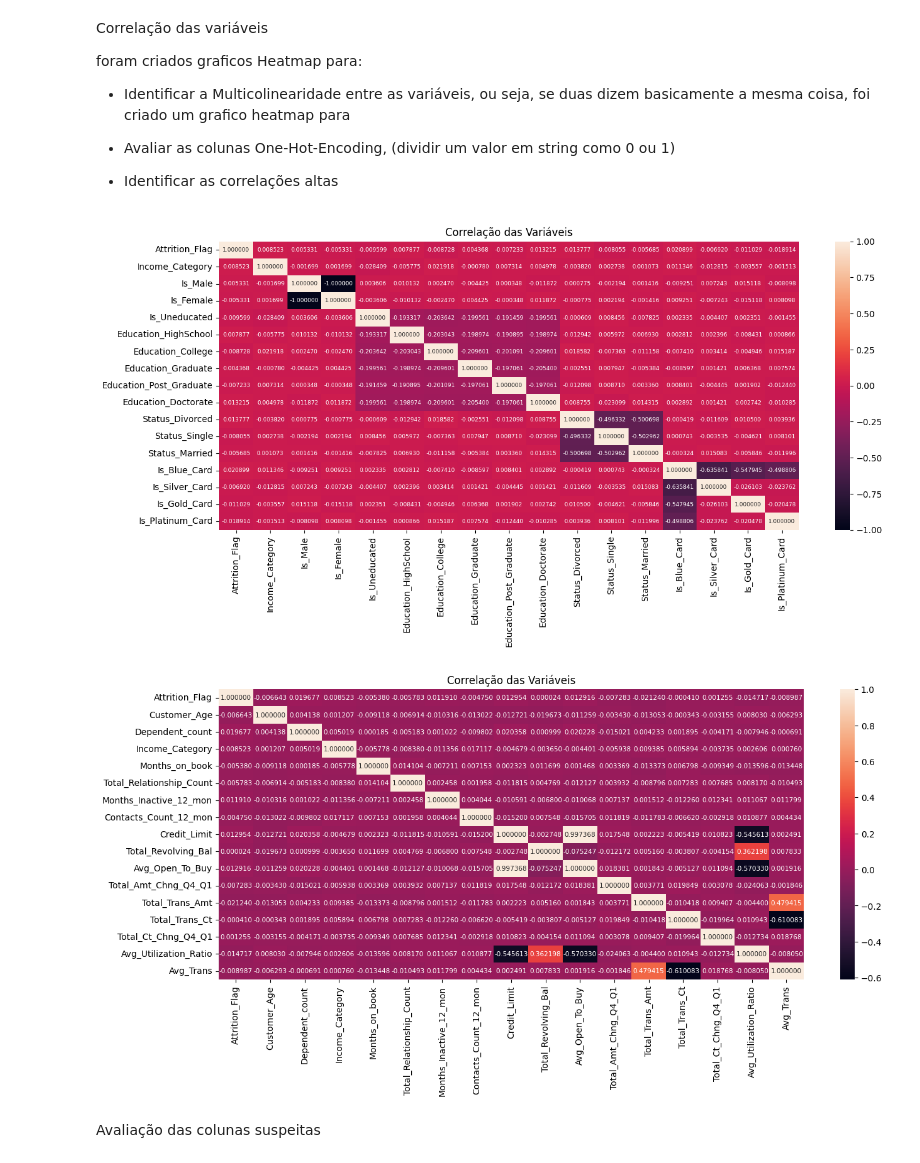
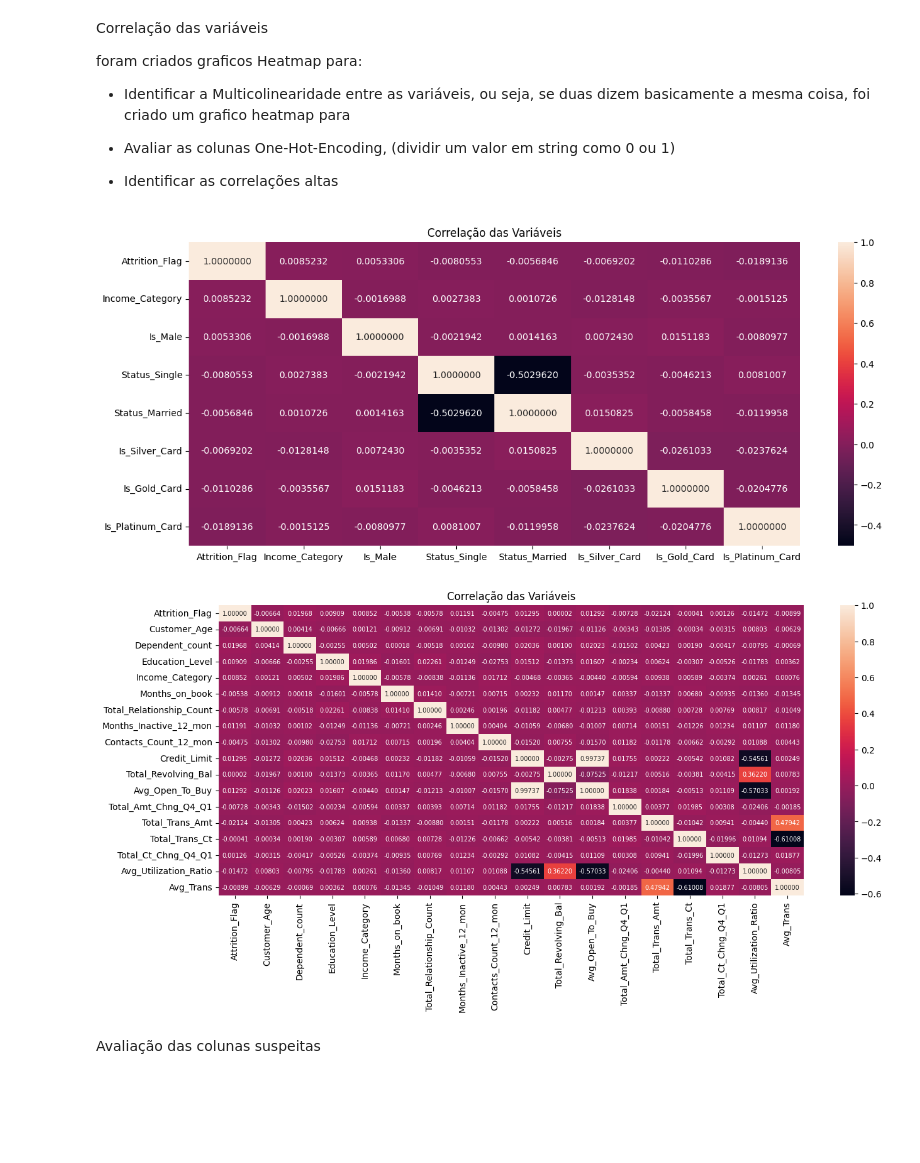
Before and after one commit to rpf991/Previsao_Churning_Clientes_Credito, a Jupyter notebook: notebooks/data_analysis.ipynb, the cells around one changed output. Cells and saved outputs as stored; diff of their text form; code cells hidden in the pictures; blank space fills up the shorter version.

```diff
--- a/notebooks/data_analysis.ipynb
+++ b/notebooks/data_analysis.ipynb
@@ -147,27 +161,26 @@ df_base_credit[['Income_Category']] = imputer.fit_transform(df_base_credit[['Inc
 Foi criado um arquivo adaptado do Credit_Card_Churn onde a coluna Income_Category foi adaptada para numérica, de modo a endenter melhor quais colunas estão prejudicando os modelos por meio da plataforma Orange
 # %%
 df_base_credit.to_csv(r"..\\documents\\CREDIT_CARD_CHURN_ADAPTED.csv", index=False)
+# %%
+# Mapeamento da Coluna Target
+atrition_flag_map = {
+    'Attrited Customer': 1,
+    'Existing Customer': 0
+}
+df_base_credit['Attrition_Flag'] = df_base_credit['Attrition_Flag'].apply(lambda x: atrition_flag_map[x])
 # %%
-# Mapeamento da Coluna Target
-atrition_flag_map = {
-    'Attrited Customer': 1,
-    'Existing Customer': 0
-}
-df_base_credit['Attrition_Flag'] = df_base_credit['Attrition_Flag'].map(atrition_flag_map).astype("int")
+# Avaliação One-Hot-Encoder
+df_base_credit = pd.get_dummies(df_base_credit, drop_first=True)
 
 
-# Avaliação One-Hot-Encoder
-ohe = OneHotEncoder(sparse_output=False)
+#ohe = OneHotEncoder(sparse_output=False)
 
-encoder_columns = ['Gender', 'Education_Level', 'Marital_Status', 'Card_Category']
+#dados_encoder = ohe.fit_transform(df_base_credit[['Gender','Education_Level','Marital_Status','Card_Category']])
 
-dados_encoder = ohe.fit_transform(df_base_credit[encoder_columns])
-
-df_encoder_columns = pd.DataFrame(dados_encoder, columns=ohe.get_feature_names_out())
+#df_encoder_columns = pd.DataFrame(dados_encoder, columns=ohe.get_feature_names_out())
 
 # União dos dados com os dataframes-One-Hot-Encoder
-df_base_credit = pd.concat([df_base_credit, df_encoder_columns], axis=1)
-
+#df_base_credit = pd.concat([df_base_credit, df_encoder_columns], axis=1)
 
 
 # Para melhorar o poder preditivo em relação aos modelos, foi optado
@@ -209,42 +221,43 @@ foi criado um grafico heatmap para
 * Identificar as correlações altas
 # %%
 # Análise das colunas Label-Encoding e One-Hot-Encoding
-df_encoding_correlations = df_base_credit[['Attrition_Flag', 'Income_Category',
-                              'Is_Male', 'Is_Female', 'Is_Uneducated', 'Education_HighSchool',
-                              'Education_College', 'Education_Graduate', 'Education_Post_Graduate', 'Education_Doctorate', 'Status_Divorced', 'Status_Single', 'Status_Married',
-                              'Is_Blue_Card', 'Is_Silver_Card', 'Is_Gold_Card', 'Is_Platinum_Card'
+df_encoding_correlations = df_base_credit[
+                                ['Attrition_Flag', 'Income_Category','Is_Male',
+                                'Status_Single', 'Status_Married',
+                               'Is_Silver_Card', 'Is_Gold_Card', 'Is_Platinum_Card'
                               ]].corr()
 
 plt.figure(figsize=(15, 6))
 
 sns.heatmap(data=df_encoding_correlations,
-            annot=True, fmt=".6f", annot_kws={"size": 6.5})
+            annot=True, fmt=".7f", annot_kws={"size": 10})
 plt.title("Correlação das Variáveis")
 plt.show()
 # %% [output]
-[figure, old version]
+[figure, new version]
 # %%
-df_correlations = df_base_credit.drop(columns=['Gender', 'CLIENTNUM', 'Marital_Status',
-                                                 'Card_Category', 'Education_Level',
+df_correlations = df_base_credit.drop(columns=['CLIENTNUM',
+                                            'Is_Male',
+                                            'Status_Single', 'Status_Married',
+                                            'Is_Silver_Card', 'Is_Gold_Card', 'Is_Platinum_Card'
+                                        ]).corr()
 
-                                                 'Is_Male', 'Is_Female',
+#  'Is_Male', 'Education_Doctorate', 'Education_Graduate',
+#       'Education_HighSchool', 'Education_Post_Graduate', 'Is_Uneducated',
 
-                                                 'Is_Uneducated', 'Education_HighSchool',
-                                                 'Education_College', 'Education_Graduate',
-                                                 'Education_Post_Graduate', 'Education_Doctorate',
 
-                                                 'Status_Divorced', 'Status_Single', 'Status_Married',
-                                                 'Is_Blue_Card', 'Is_Silver_Card', 'Is_Gold_Card', 'Is_Platinum_Card'
-                                          ]).corr()
+# Education_College, Is_Female, Status_Divorced, Is_Blue_Card
+# 'Gender', 'CLIENTNUM', 'Marital_Status', 'Card_Category', 'Education_Level',
+
 
 plt.figure(figsize=(15, 6))
 
 sns.heatmap(data=df_correlations,
-            annot=True, fmt=".6f", annot_kws={"size": 7.5})
+            annot=True, fmt=".5f", annot_kws={"size": 7})
 plt.title("Correlação das Variáveis")
 plt.show()
 # %% [output]
-[figure, old version]
+[figure, new version]
 # %% [markdown]
 Avaliação das colunas suspeitas
 # %%
```
Also changed, not shown: parts of 26 cells of this notebook, 2 other files.
